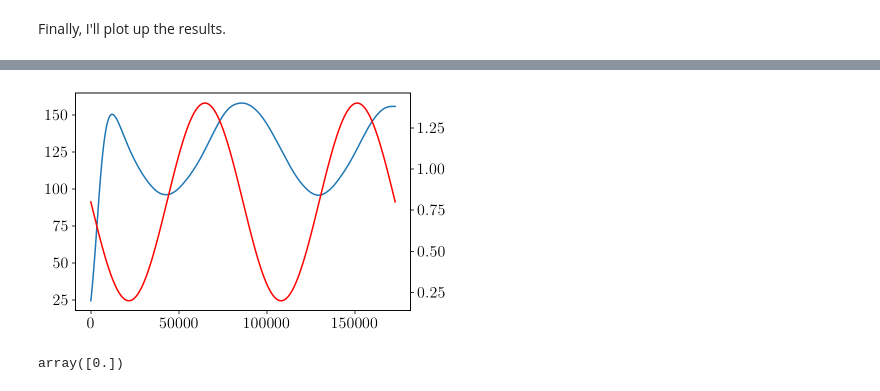
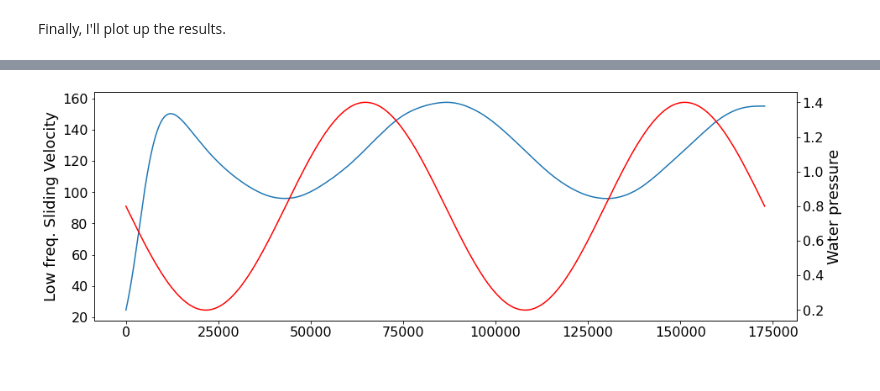
Before and after one commit to bradlipovsky/python-rsf-slider, a Jupyter notebook: block_slider_diurnal_velocity_fluctuations.ipynb, the cells around one changed output, grey strips where cells are left out. Saved outputs shown, nothing was run; the diff lists cells and outputs as text; code cells hidden in the pictures.

```diff
--- a/block_slider_diurnal_velocity_fluctuations.ipynb
+++ b/block_slider_diurnal_velocity_fluctuations.ipynb
@@ -140,10 +139,9 @@ h_tau_qd = h_tau_qs[1:] - eta * h_V
 # %% [markdown]
 Finally, I'll plot up the results.
 # %%
-#plt.style.use('dark_background')
-%matplotlib inline
-%config InlineBackend.figure_format = 'retina'
-plt.rcParams['text.usetex'] = True
+# #plt.style.use('dark_background')
+# # %config InlineBackend.figure_format = 'retina'
+# plt.rcParams['text.usetex'] = True
 plt.rcParams['font.size'] = 20
 plt.rcParams['axes.labelsize'] = 18
 plt.rcParams['axes.titlesize'] = 20
@@ -151,6 +149,5 @@ plt.rcParams['xtick.labelsize'] = 16
 plt.rcParams['ytick.labelsize'] = 16
 plt.rcParams['legend.fontsize'] = 20
 plt.rcParams['figure.titlesize'] = 22
-plt.rcParams['text.latex.preamble'] = '\\usepackage{amsmath}'
-plt.rcParams['savefig.transparent'] = False
+# # plt.rcParams['text.latex.preamble'] = '\\usepackage{amsmath}'
 # %%
@@ -236,17 +237,16 @@ plt.show()
 # %%
 from scipy import signal
 
 b, a = signal.butter(2, 1e-7, 'low')
 
 filtered = signal.filtfilt(b, a, V_new)
-fig, ax1 = plt.subplots()
+fig, ax1 = plt.subplots(figsize = (15, 5))
+fig.patch.set_facecolor('white')
 plt.plot(t_new[::1000], filtered[::1000] * 86400 * 365)
+ax1.set_ylabel('Low freq. Sliding Velocity')
 ax2 = ax1.twinx()
 plt.plot(t_new[::1000],sigma(t_new[::1000])/1e6,'-r')
+ax2.set_ylabel('Water pressure')
 plt.show()
 # %% [output]
-[figure, old version]
+[figure, new version]
-# %%
-history.t[:1]
-# %% [output]
-array([0.])
```
Also changed, not shown: parts of 7 cells of this notebook.
